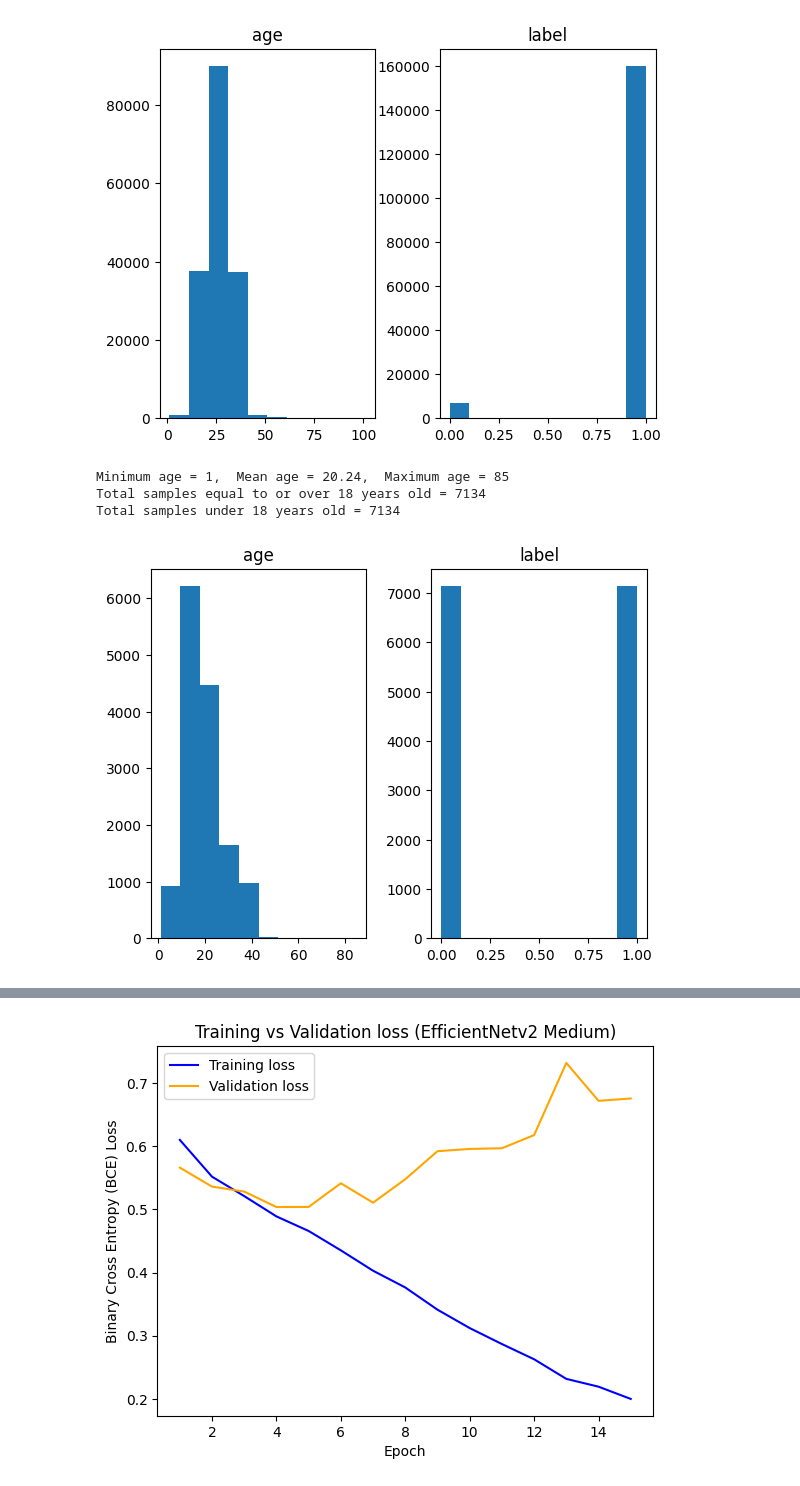
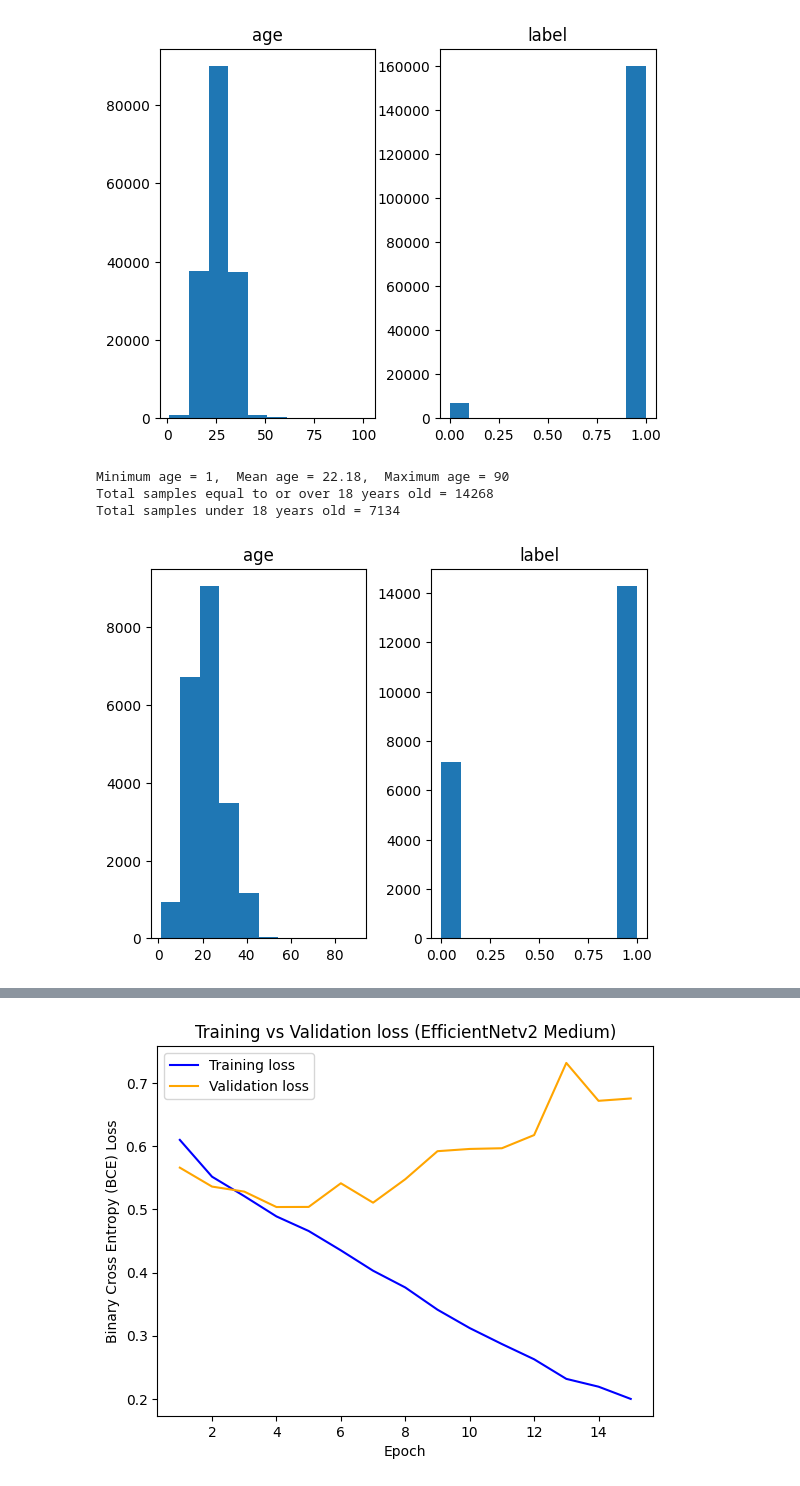
Before and after one commit to qivaijar/oracle-assignment-age-classifier, a Jupyter notebook: age_classifier.ipynb, the cells around one changed output, grey strips where cells are left out. Drawn from its saved outputs; the diff is of its cells as text; code cells hidden in the pictures.

Commit message:
Update: add dataset curation process for colab, change data augmentation for minority class only, double the majority class samples (mixed sampling)

```diff
--- a/age_classifier.ipynb
+++ b/age_classifier.ipynb
@@ -100,7 +102,16 @@ Name: count, dtype: int64
 165501 rows × 3 columns
 # %%
-# Download UTKFace dataset (add the dataset manually through kaggle)
-utkface_folder = "/kaggle/input/utkface-new"
+# Download UTKFace dataset
+
+# Use this if this notebook is executed on kaggle
+# utkface_folder = "/kaggle/input/utkface-new"
+
+# Use this if this notebook is executed on kaggle
+! kaggle datasets download -d jangedoo/utkface-new
+! unzip -n utkface-new.zip
+utkface_folder = "utkface_aligned_cropped"
+
+#########################
 selected_subset = 'crop_part1'
 
 utkface_path = os.path.join(utkface_folder, selected_subset)
@@ -131,6 +142,7 @@ utkface_dataframe = pd.DataFrame(
     }
 )
 
+
 utkface_dataframe['label'] = utkface_dataframe['age'].apply(convert_label)
 
 print(utkface_dataframe['label'].value_counts())
@@ -232,33 +248,33 @@ Total samples under 18 years old = 7134
 # %%
 # Perform data resampling
 target_sample = combined_dataframe['label'].value_counts().get(0) # resample based on minority class = label 0 or under 18
 
-under18_samples = combined_dataframe[combined_dataframe['label'] == 0].sample(n=target_sample)
-over18_samples = combined_dataframe[combined_dataframe['label'] == 1].sample(n=target_sample)
+under18_samples = combined_dataframe[combined_dataframe['label'] == 0].sample(n=target_sample) # Will be oversampled during training
+over18_samples = combined_dataframe[combined_dataframe['label'] == 1].sample(n=target_sample * 2) # Get twice the sample amount
 
 resampled_dataframe = pd.concat([under18_samples, over18_samples], ignore_index=True)
 resampled_dataframe = resampled_dataframe.sample(frac=1).reset_index(drop=True) # Shuffle the rows, and ignore old index
 resampled_dataframe
 
 # Show statistics and histograms
 print(f"Minimum age = {resampled_dataframe['age'].min()},  Mean age = {resampled_dataframe['age'].mean():.2f},  Maximum age = {resampled_dataframe['age'].max()}")
 print(f"Total samples equal to or over 18 years old = {resampled_dataframe['label'].value_counts().get(1)}")
 print(f"Total samples under 18 years old = {resampled_dataframe['label'].value_counts().get(0)}")
 
 # Create histogram
 resampled_dataframe.hist(grid=False)
 
 # Get the figure from the Axes object and save it
 fig = plt.gcf()
-fig.savefig("/kaggle/working/histogram_after.png", dpi=300, bbox_inches="tight")
+fig.savefig("histogram_after.png", dpi=300, bbox_inches="tight")
 
 # Show the plot (optional)
 plt.show()
 # %% [output]
-Minimum age = 1,  Mean age = 20.24,  Maximum age = 85
-Total samples equal to or over 18 years old = 7134
+Minimum age = 1,  Mean age = 22.18,  Maximum age = 90
+Total samples equal to or over 18 years old = 14268
 Total samples under 18 years old = 7134
-[figure, old version]
+[figure, new version]
 # %%
 # Create a PyTorch data loader and perform undersampling
 from torch.utils.data import Dataset, DataLoader
```
Also changed, not shown: parts of 10 cells of this notebook.
